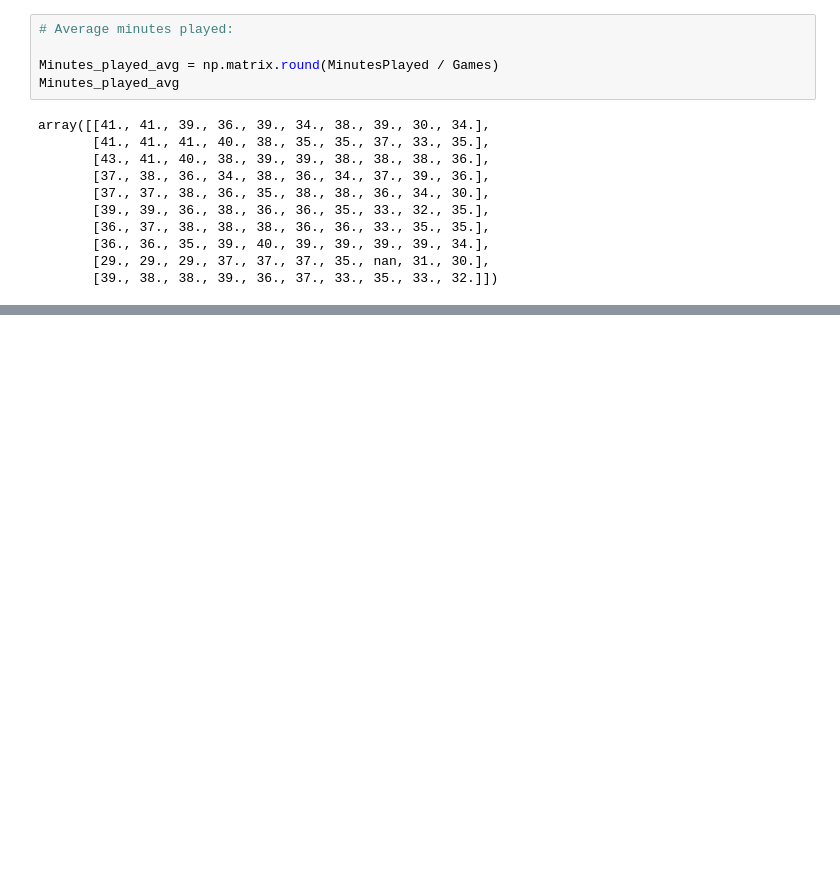
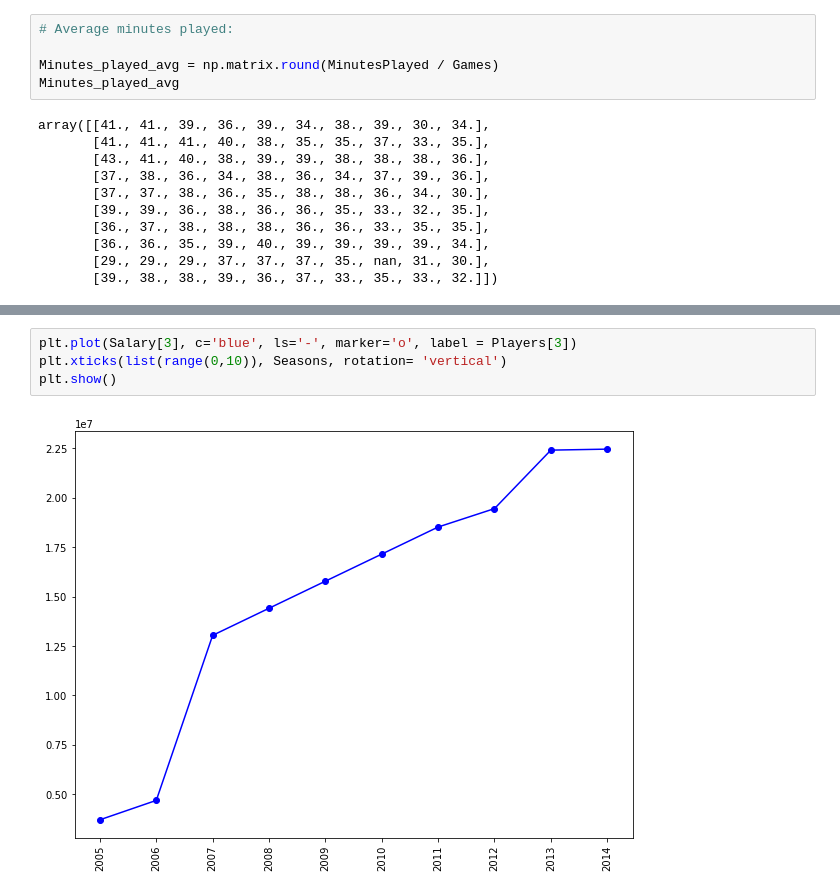
Before and after one commit to Krishna-OO3/JupyterNB, a Jupyter notebook: Matrices/Project-Basketball Trends.ipynb, the cells around one changed output, grey strips where cells are left out. Saved outputs shown, nothing was run; the diff lists cells and outputs as text; blank space fills up the shorter version.

```diff
--- a/Matrices/Project-Basketball Trends.ipynb
+++ b/Matrices/Project-Basketball Trends.ipynb
@@ -323,0 +352,6 @@ array([[41., 41., 39., 36., 39., 34., 38., 39., 30., 34.],
+# %%
+plt.plot(Salary[3], c='blue', ls='-', marker='o', label = Players[3])
+plt.xticks(list(range(0,10)), Seasons, rotation= 'vertical')
+plt.show()
+# %% [output]
+[figure, added]
```
Also changed, not shown: parts of 18 cells of this notebook, 1 other file.
